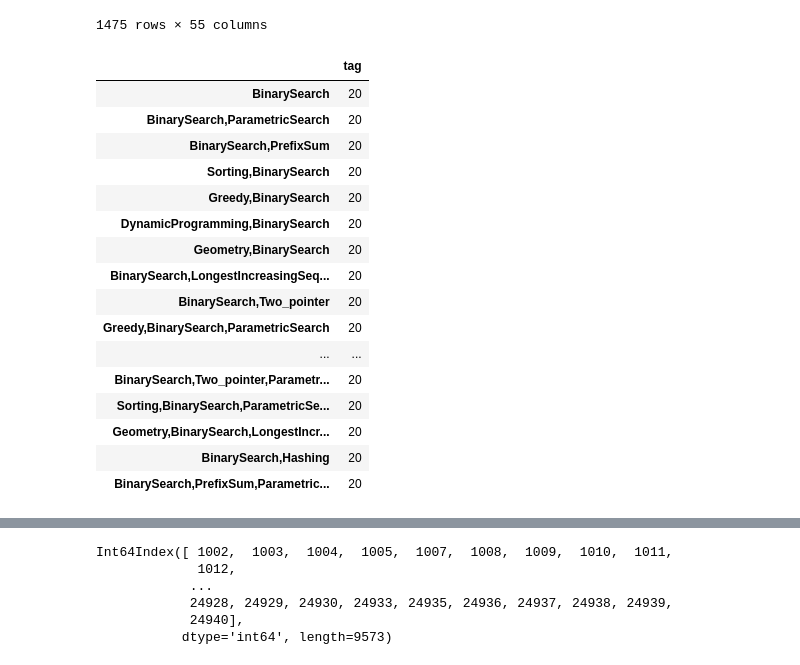
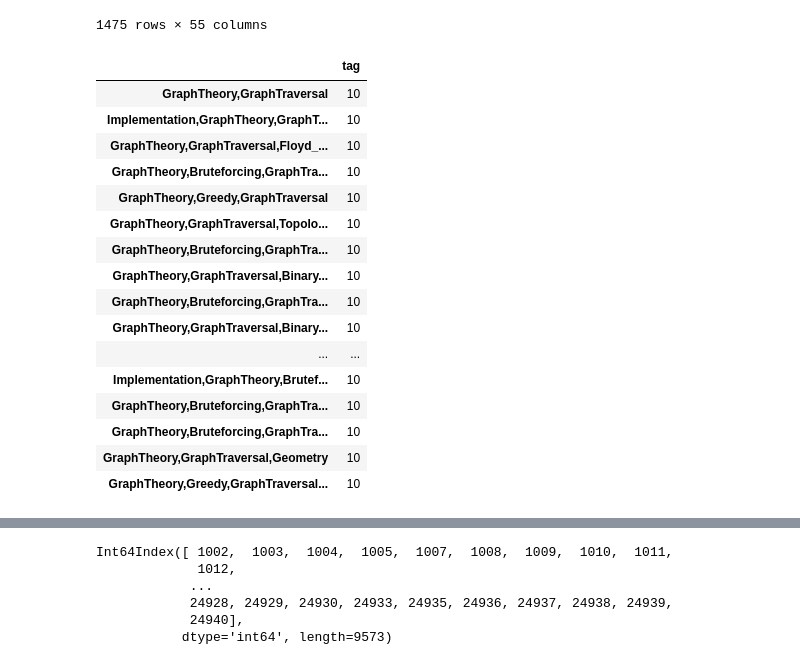
Before and after one commit to dampers/Recommenders, a Jupyter notebook: Clustering/kmeans.ipynb, the cells around one changed output, grey strips where cells are left out. Drawn from its saved outputs; the diff is of its cells as text; code cells hidden in the pictures.

```diff
--- a/Clustering/kmeans.ipynb
+++ b/Clustering/kmeans.ipynb
@@ -345,25 +345,25 @@ cdf
 import pandas as pd
 tagCluster = pd.read_csv('tagCluster.csv', index_col = 0)
 # %%
-tagCluster[tagCluster['tag']==20]
+tagCluster[tagCluster['tag']==10]
 # %% [output]
 |  | tag |
-| BinarySearch | 20 |
-| BinarySearch,ParametricSearch | 20 |
-| BinarySearch,PrefixSum | 20 |
-| Sorting,BinarySearch | 20 |
-| Greedy,BinarySearch | 20 |
-| DynamicProgramming,BinarySearch | 20 |
-| Geometry,BinarySearch | 20 |
-| BinarySearch,LongestIncreasingSeq... | 20 |
-| BinarySearch,Two_pointer | 20 |
-| Greedy,BinarySearch,ParametricSearch | 20 |
+| GraphTheory,GraphTraversal | 10 |
+| Implementation,GraphTheory,GraphT... | 10 |
+| GraphTheory,GraphTraversal,Floyd_... | 10 |
+| GraphTheory,Bruteforcing,GraphTra... | 10 |
+| GraphTheory,Greedy,GraphTraversal | 10 |
+| GraphTheory,GraphTraversal,Topolo... | 10 |
+| GraphTheory,Bruteforcing,GraphTra... | 10 |
+| GraphTheory,GraphTraversal,Binary... | 10 |
+| GraphTheory,Bruteforcing,GraphTra... | 10 |
+| GraphTheory,GraphTraversal,Binary... | 10 |
 | ... | ... |
-| BinarySearch,Two_pointer,Parametr... | 20 |
-| Sorting,BinarySearch,ParametricSe... | 20 |
-| Geometry,BinarySearch,LongestIncr... | 20 |
-| BinarySearch,Hashing | 20 |
-| BinarySearch,PrefixSum,Parametric... | 20 |
+| Implementation,GraphTheory,Brutef... | 10 |
+| GraphTheory,Bruteforcing,GraphTra... | 10 |
+| GraphTheory,Bruteforcing,GraphTra... | 10 |
+| GraphTheory,GraphTraversal,Geometry | 10 |
+| GraphTheory,Greedy,GraphTraversal... | 10 |
 # %%
 problems = pd.read_csv('problems.csv', index_col = 0)
 problems
```
Also changed, not shown: 9 other files.
